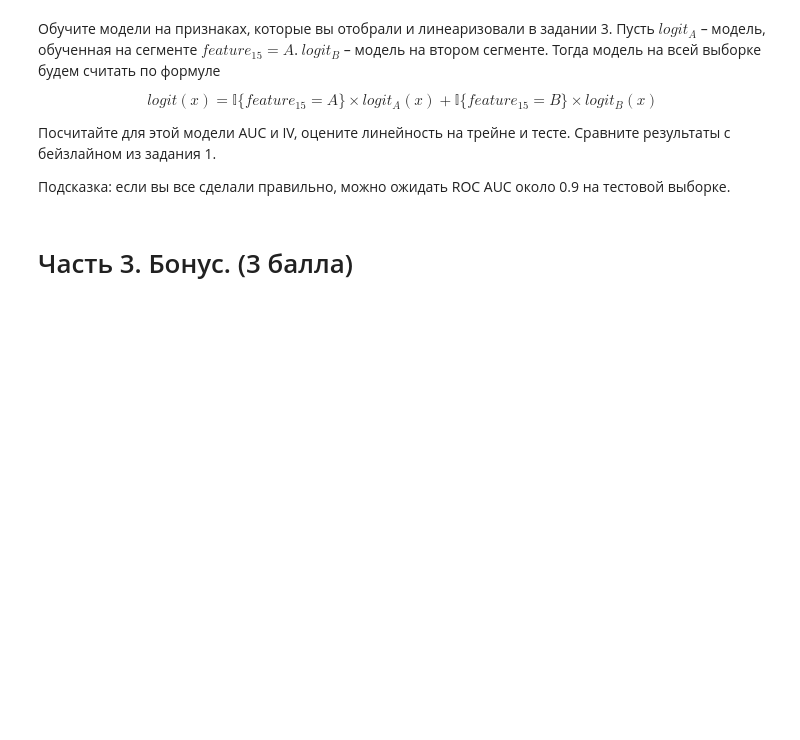
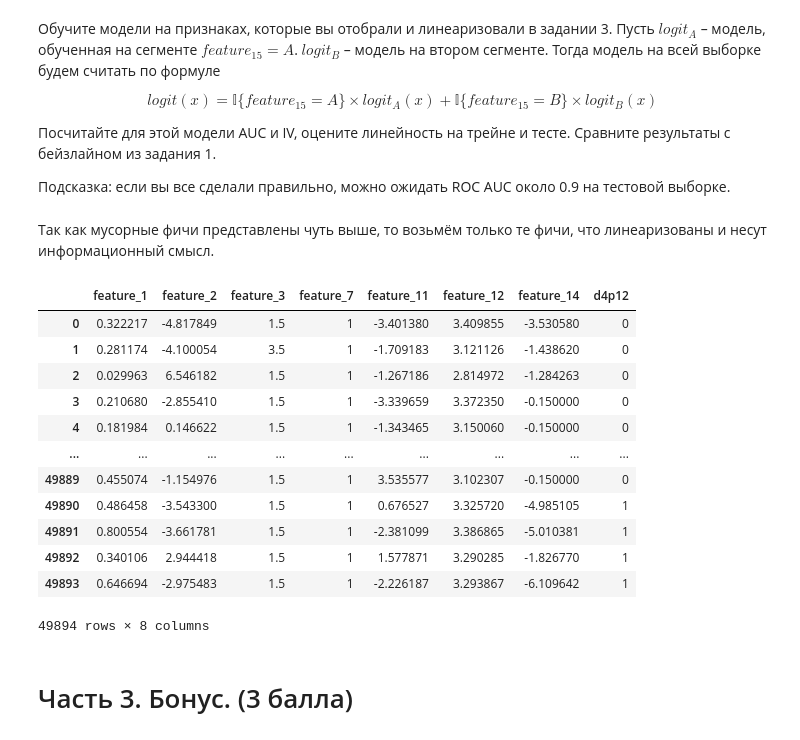
Before and after one commit to OVvvERLORD/tbank_risk_intensive, a Jupyter notebook: tbank_risk_hw3_bartia.ipynb, the cells around one changed output. Cells and saved outputs as stored; diff of their text form; code cells hidden in the pictures; blank space fills up the shorter version.

```diff
--- a/tbank_risk_hw3_bartia.ipynb
+++ b/tbank_risk_hw3_bartia.ipynb
@@ -896,6 +896,6 @@ woe_line(np.clip(np.asarray(seg_1['feature_3']), a_min = 0.1, a_max=10), target_
 woe_line(np.clip(np.asarray(seg_2['feature_3']), a_min = 0.1, a_max=10), target_s_2, 10).show()
 # %%
-seg_1.loc[:, 'feature_3'] = seg_1['feature_3'].clip(lower=0.1, upper=10)
+seg_1.loc[:, 'feature_3'] = seg_1['feature_3'].clip(lower=1.5, upper=3.5)
 seg_2.loc[:, 'feature_3'] = seg_2['feature_3'].clip(lower=0.1, upper=10)
 # %% [markdown]
 4)
@@ -1001,6 +1001,25 @@ $$
 Посчитайте для этой модели AUC и IV, оцените линейность на трейне и тесте. Сравните результаты с бейзлайном из задания 1.
 
 Подсказка: если вы все сделали правильно, можно ожидать ROC AUC около 0.9 на тестовой выборке.
+# %% [markdown]
+Так как мусорные фичи представлены чуть выше, то возьмём только те фичи, что линеаризованы и несут информационный смысл.
+# %%
+seg_1_finale = seg_1.drop(columns=['feature_4', 'feature_5', 'feature_6', 'feature_8', 'feature_9', 'feature_10', 'feature_13'])
+seg_1_finale
+# %% [output]
+|  | feature_1 | feature_2 | feature_3 | feature_7 | feature_11 | feature_12 | feature_14 | d4p12 |
+| 0 | 0.322217 | -4.817849 | 1.5 | 1 | -3.401380 | 3.409855 | -3.530580 | 0 |
+| 1 | 0.281174 | -4.100054 | 3.5 | 1 | -1.709183 | 3.121126 | -1.438620 | 0 |
+| 2 | 0.029963 | 6.546182 | 1.5 | 1 | -1.267186 | 2.814972 | -1.284263 | 0 |
+| 3 | 0.210680 | -2.855410 | 1.5 | 1 | -3.339659 | 3.372350 | -0.150000 | 0 |
+| 4 | 0.181984 | 0.146622 | 1.5 | 1 | -1.343465 | 3.150060 | -0.150000 | 0 |
+| ... | ... | ... | ... | ... | ... | ... | ... | ... |
+| 49889 | 0.455074 | -1.154976 | 1.5 | 1 | 3.535577 | 3.102307 | -0.150000 | 0 |
+| 49890 | 0.486458 | -3.543300 | 1.5 | 1 | 0.676527 | 3.325720 | -4.985105 | 1 |
+| 49891 | 0.800554 | -3.661781 | 1.5 | 1 | -2.381099 | 3.386865 | -5.010381 | 1 |
+| 49892 | 0.340106 | 2.944418 | 1.5 | 1 | 1.577871 | 3.290285 | -1.826770 | 1 |
+| 49893 | 0.646694 | -2.975483 | 1.5 | 1 | -2.226187 | 3.293867 | -6.109642 | 1 |
+49894 rows × 8 columns
 # %% [markdown]
 # Часть 3. Бонус. (3 балла)
 # %% [markdown]
```
Also changed, not shown: parts of 1 cell of this notebook.
